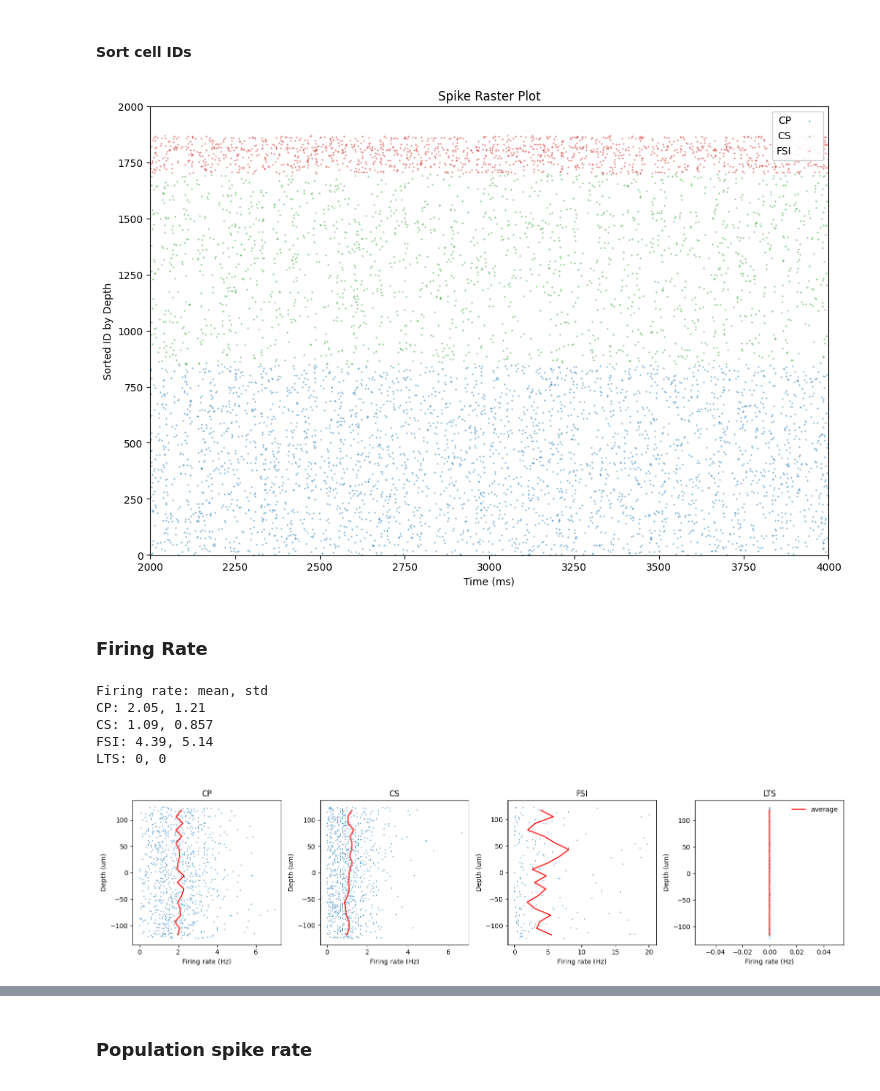
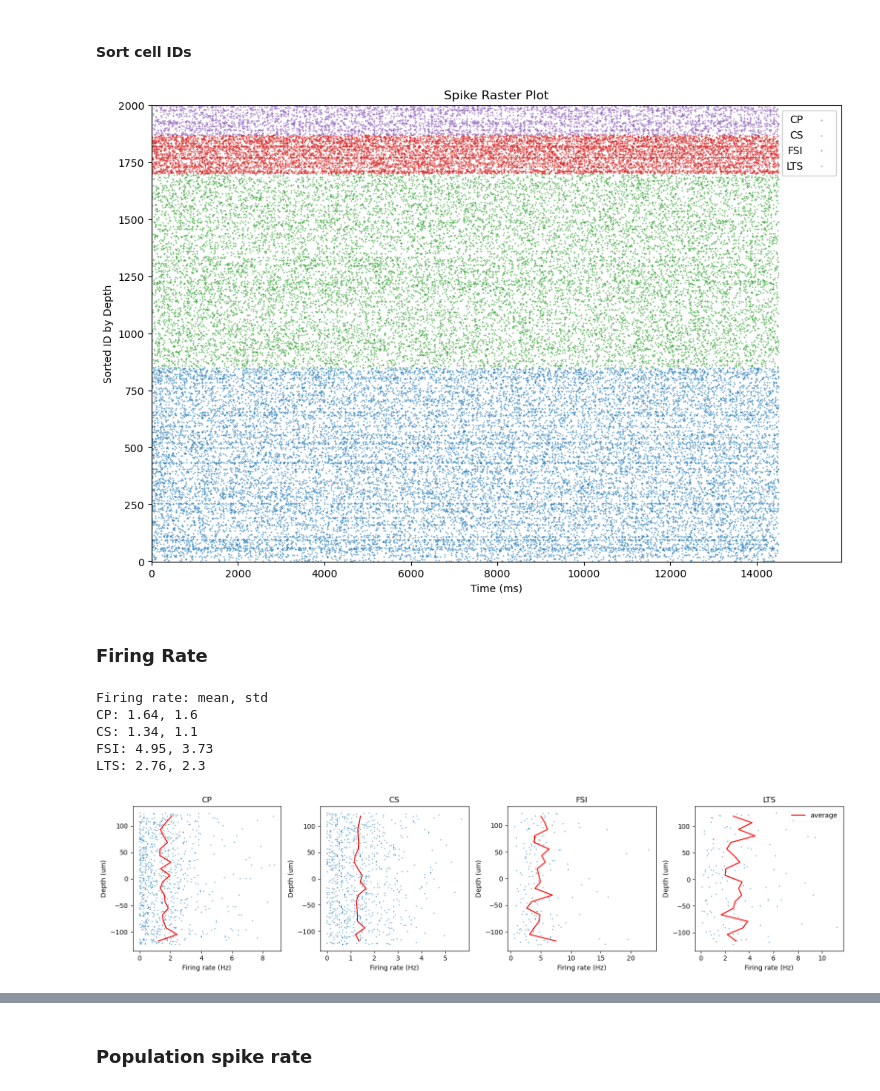
Before and after one commit to KhuramC/V1-Homogenous, a Jupyter notebook: Analysis/Analyze_Spikes.ipynb, the cells around one changed output, grey strips where cells are left out. Saved outputs shown, nothing was run; the diff lists cells and outputs as text; code cells hidden in the pictures.

```diff
--- a/Analysis/Analyze_Spikes.ipynb
+++ b/Analysis/Analyze_Spikes.ipynb
@@ -13,8 +13,8 @@ from build_input import get_populations, t_start, input_pairs_from_file
 
 %matplotlib inline
 
-TRIAL_NAME = "baseline_17"
-RESULT_PATH = "simulation_results"
+TRIAL_NAME = "baseline_1"
+RESULT_PATH = "simulation_results_v3"
 if 'short' in TRIAL_NAME:
     RESULT_PATH +="/short"
 if 'long' in TRIAL_NAME:
@@ -88,27 +91,27 @@ spikes_df['sorted_id'] = node_df.loc[spikes_df['node_ids'], 'sorted_id'].values
 # %%
 # %matplotlib notebook
 
 spikes_df['pop_name'] = node_df.loc[spikes_df['node_ids'], 'pop_name'].values
 pop_spike = get_populations(spikes_df, pop_names)
 
 _, ax = plt.subplots(1, 1, figsize=(12, 8))
 plot.raster(pop_spike, pop_color, id_column='sorted_id', s=0.1, ax=ax)
 if isbaseline:
     ax.set_ylabel('Sorted ID by Depth')
 else:
     for i, win in enumerate(windows):
         labels = [None, None] if i else ['stimulus on', 'stimulus off']
         ax.axvline(win[0] * 1000, color='orange', alpha=0.5, label=labels[0])
         ax.axvline(win[1] * 1000, color='darkred', alpha=0.5, label=labels[1])
     ax.axvline(t_start * 1000, color='gray', label='pre stimulus')
     ax.set_ylabel('Sorted ID by Assembly')
 ax.legend(loc='upper right', framealpha=0.9, markerfirst=False)
 ax.set_xlim([2000,4000])
-#ax.set_xlim([0, 1.1 * spikes_df['timestamps'].max()])
+ax.set_xlim([0, 1.1 * spikes_df['timestamps'].max()])
 ax.set_ylim([node_df.index.min() - 1, node_df.index.max() + 1])
 plt.show()
 # %% [output]
-[figure, old version]
+[figure, new version]
 # %% [markdown]
 ### Firing Rate
 # %%
@@ -140,11 +143,11 @@ plt.tight_layout()
 plt.show()
 # %% [output]
 Firing rate: mean, std
-CP: 2.05, 1.21
-CS: 1.09, 0.857
-FSI: 4.39, 5.14
-LTS: 0, 0
+CP: 1.64, 1.6
+CS: 1.34, 1.1
+FSI: 4.95, 3.73
+LTS: 2.76, 2.3
-[figure, old version]
+[figure, new version]
 # %%
 CP_ids = [0,200,400,600]
 CS_ids = [850,1050,1250,1450]
```
Also changed, not shown: parts of 5 cells of this notebook, 1 other file.
